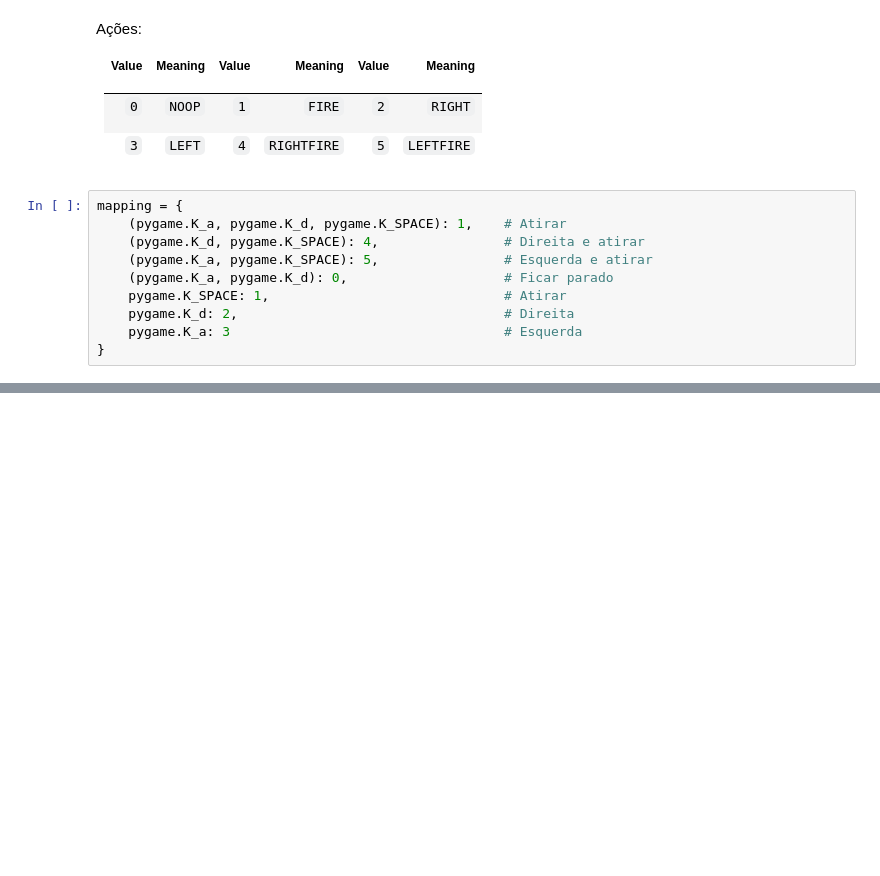
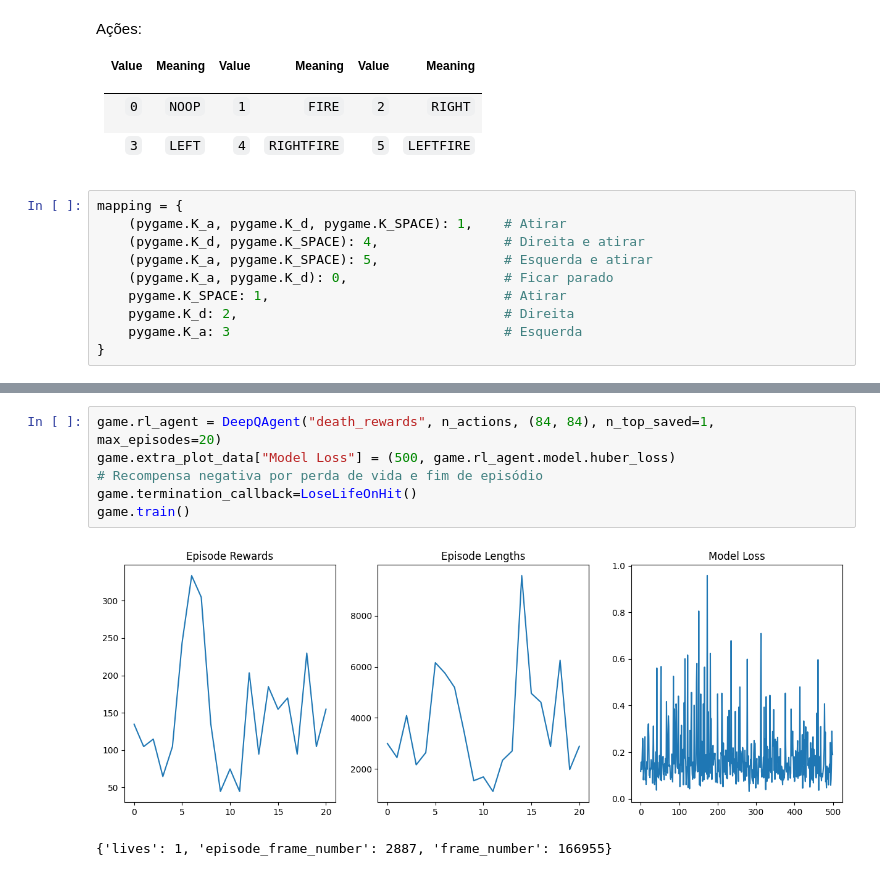
Before and after one commit to iaracastro/Reinforcement-Learning-in-Atari-Game, a Jupyter notebook: main.ipynb, the cells around one changed output, grey strips where cells are left out. Drawn from its saved outputs; the diff is of its cells as text; blank space fills up the shorter version.

```diff
--- a/main.ipynb
+++ b/main.ipynb
@@ -98,0 +215,9 @@ game.play(human_player=False)
+# %%
+game.rl_agent = DeepQAgent("death_rewards", n_actions, (84, 84), n_top_saved=1, max_episodes=20)
+game.extra_plot_data["Model Loss"] = (500, game.rl_agent.model.huber_loss)
+# Recompensa negativa por perda de vida e fim de episódio
+game.termination_callback=LoseLifeOnHit()
+game.train()
+# %% [output]
+[figure, added]
+{'lives': 1, 'episode_frame_number': 2887, 'frame_number': 166955}
```
Also changed, not shown: parts of 19 cells of this notebook, 9 other files.
